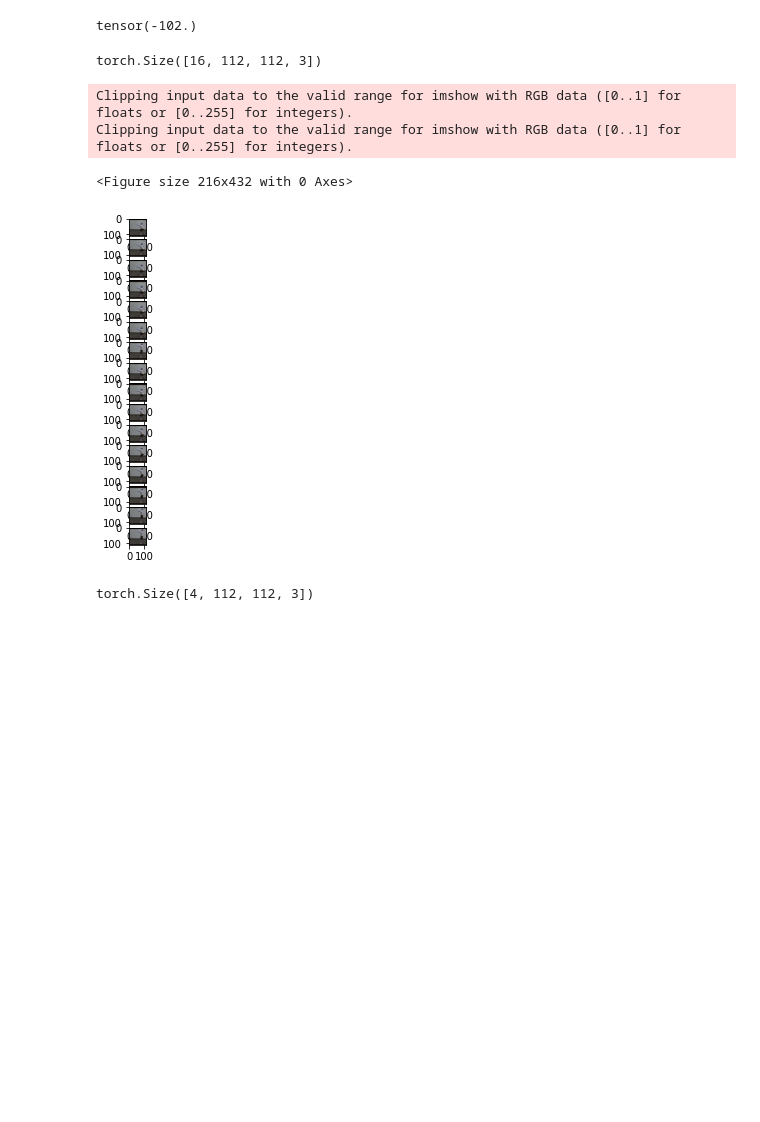
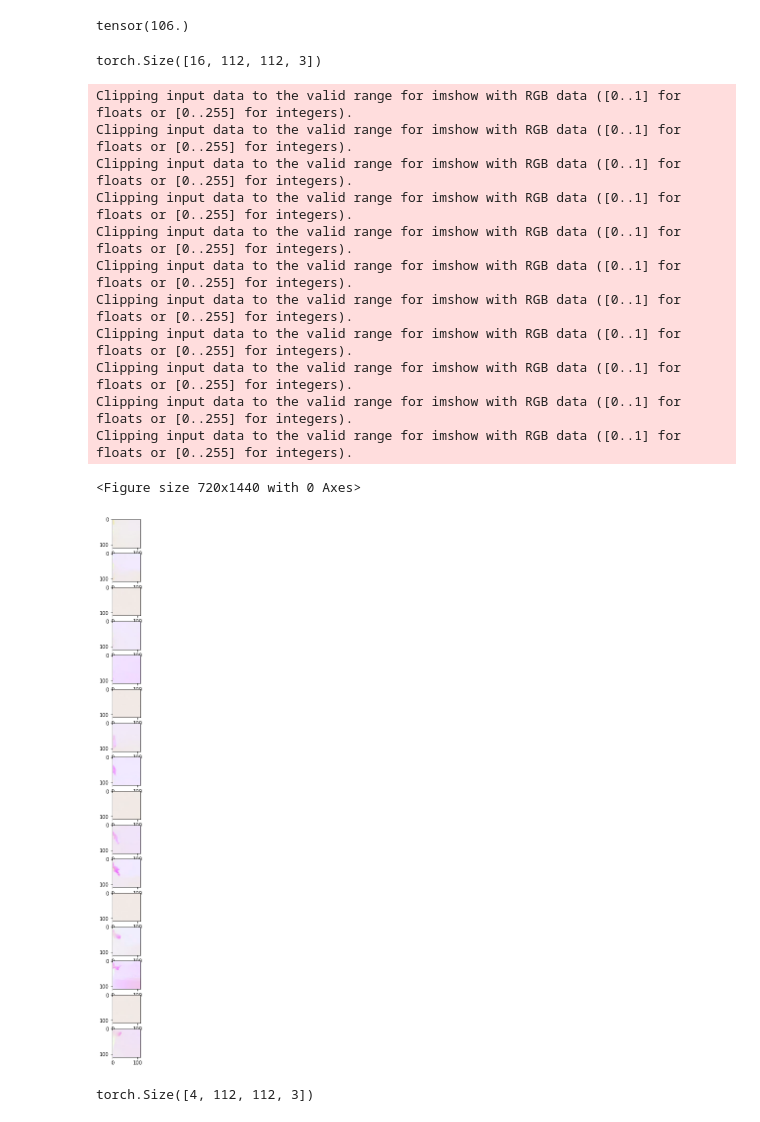
Before and after one commit to erikberter/Spikey-TFG, a Jupyter notebook: Project_Test.ipynb, the cells around one changed output. Saved outputs shown, nothing was run; the diff lists cells and outputs as text; code cells hidden in the pictures; blank space fills up the shorter version.

```diff
--- a/Project_Test.ipynb
+++ b/Project_Test.ipynb
@@ -10,0 +9,4 @@ Number of train videos: 9537
+# %%
+flow_dat = VideoDataset(dataset='hmdb51_flow', split='train',clip_len=9, preprocess = False)
+print("-------")
+img_dat = VideoDataset(dataset='hmdb51', split='train',clip_len=9, preprocess = False)
@@ -11,2 +17,20 @@ Number of train videos: 9537
+# %%
+class MyDataset(Dataset):
+    def __init__(self, datasetA, datasetB):
+        self.datasetA = datasetA
+        self.datasetB = datasetB
+
+    def __getitem__(self, index):
+        xA, label = self.datasetA[index]
+        xB, _ = self.datasetB[index]
+
+        return xA, xB, label
+
+    def __len__(self):
+        return len(self.datasetA)
+# %%
+dataset = MyDataset(flow_dat, img_dat)
+
+train_dataloader = DataLoader(dataset, batch_size=5, shuffle=True)
 # %%
 batch = next(iter(train_dataloader))
@@ -34,5 +51,5 @@ tensor([61, 26,  8, 95, 14, 25, 20, 52], dtype=torch.int32)
 # %%
-case = batch[0][4]
+case = batch[0][0][4]
 # %%
 case = torch.transpose(case, 0,1)
 # %%
@@ -44,7 +61,7 @@ case += 102
 # %%
 torch.min(case)
 # %% [output]
-tensor(-102.)
+tensor(106.)
 # %%
 import matplotlib.pyplot as plt
 # %%
@@ -57,15 +74,24 @@ caso = case[:2, :]
 caso[1] = case[1]
 # %%
 plt.figure()
-plt.rcParams["figure.figsize"] = (3,6)
+plt.rcParams["figure.figsize"] = (10,20)
 f, axarr = plt.subplots(case.shape[0],1)
 for i in range(case.shape[0]):
     axarr[i].imshow(case[i]/255)
 # %% [output]
 Clipping input data to the valid range for imshow with RGB data ([0..1] for floats or [0..255] for integers).
 Clipping input data to the valid range for imshow with RGB data ([0..1] for floats or [0..255] for integers).
+Clipping input data to the valid range for imshow with RGB data ([0..1] for floats or [0..255] for integers).
+Clipping input data to the valid range for imshow with RGB data ([0..1] for floats or [0..255] for integers).
+Clipping input data to the valid range for imshow with RGB data ([0..1] for floats or [0..255] for integers).
+Clipping input data to the valid range for imshow with RGB data ([0..1] for floats or [0..255] for integers).
+Clipping input data to the valid range for imshow with RGB data ([0..1] for floats or [0..255] for integers).
+Clipping input data to the valid range for imshow with RGB data ([0..1] for floats or [0..255] for integers).
+Clipping input data to the valid range for imshow with RGB data ([0..1] for floats or [0..255] for integers).
+Clipping input data to the valid range for imshow with RGB data ([0..1] for floats or [0..255] for integers).
+Clipping input data to the valid range for imshow with RGB data ([0..1] for floats or [0..255] for integers).
-<Figure size 216x432 with 0 Axes>
+<Figure size 720x1440 with 0 Axes>
-[figure, old version]
+[figure, new version]
 # %%
 import numpy as np
 # %%
```
Also changed, not shown: parts of 13 cells of this notebook, 11 other files.
